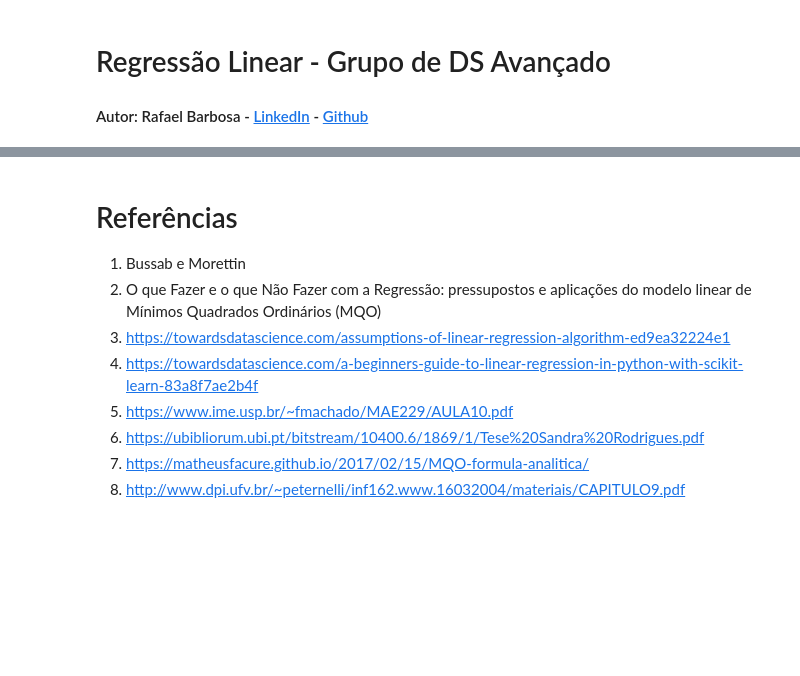
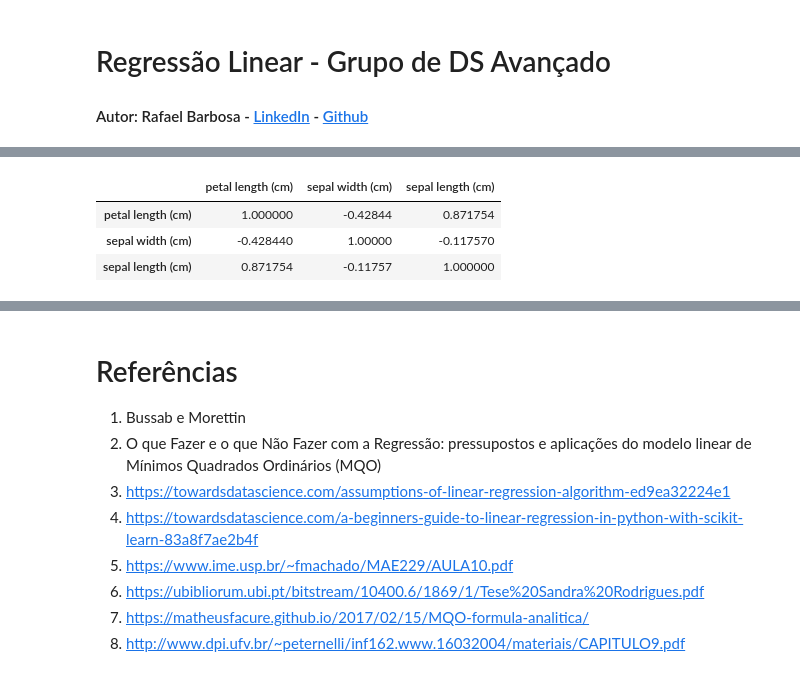
Before and after one commit to barbosarafael/DS_Avancado, a Jupyter notebook: 01Reg_Linear/Not_RegLinear.ipynb, the cells around one changed output, grey strips where cells are left out. Drawn from its saved outputs; the diff is of its cells as text; code cells hidden in the pictures; blank space fills up the shorter version.

```diff
--- a/01Reg_Linear/Not_RegLinear.ipynb
+++ b/01Reg_Linear/Not_RegLinear.ipynb
@@ -92,0 +135,7 @@ $$ R_{xy} = \frac{\sum_{i = 1}^{n}(x_i - \bar{x})(y_i - \bar{y})}{\sqrt{\sum_{i
+# %%
+df[["petal length (cm)", "sepal width (cm)", "sepal length (cm)"]].corr()
+# %% [output]
+|  | petal length (cm) | sepal width (cm) | sepal length (cm) |
+| petal length (cm) | 1.000000 | -0.42844 | 0.871754 |
+| sepal width (cm) | -0.428440 | 1.00000 | -0.117570 |
+| sepal length (cm) | 0.871754 | -0.11757 | 1.000000 |
```
Also changed, not shown: parts of 16 cells of this notebook.
